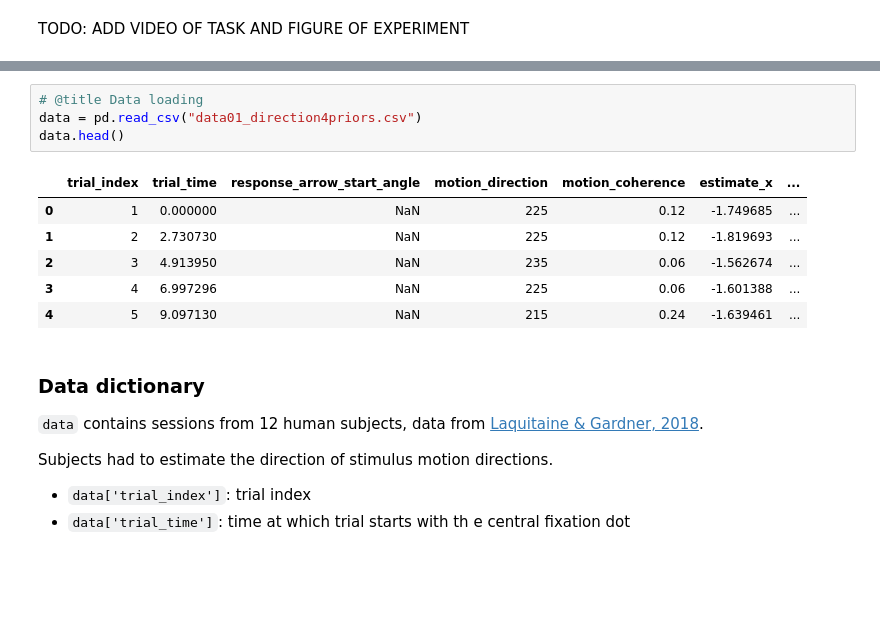
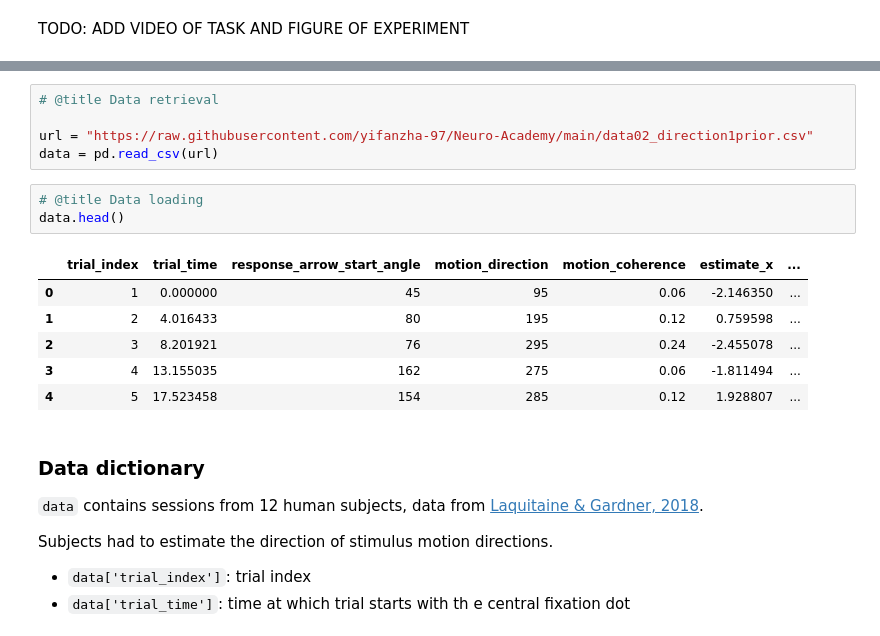
Before and after one commit to yifanzha-97/Neuro-Academy, a Jupyter notebook: projects/behavior_and_theory/laquitaine_human_errors.ipynb, the cells around one changed output, grey strips where cells are left out. Cells and saved outputs as stored; diff of their text form; blank space fills up the shorter version.

```diff
--- a/projects/behavior_and_theory/laquitaine_human_errors.ipynb
+++ b/projects/behavior_and_theory/laquitaine_human_errors.ipynb
@@ -50,14 +28,18 @@ IndexError: list index out of range
+# %%
+# @title Data retrieval
+
+url = "https://raw.githubusercontent.com/yifanzha-97/Neuro-Academy/main/data02_direction1prior.csv"
+data = pd.read_csv(url)
 # %%
 # @title Data loading
-data = pd.read_csv("data01_direction4priors.csv")
 data.head()
 # %% [output]
 |  | trial_index | trial_time | response_arrow_start_angle | motion_direction | motion_coherence | estimate_x | ... |
-| 0 | 1 | 0.000000 | NaN | 225 | 0.12 | -1.749685 | ... |
-| 1 | 2 | 2.730730 | NaN | 225 | 0.12 | -1.819693 | ... |
-| 2 | 3 | 4.913950 | NaN | 235 | 0.06 | -1.562674 | ... |
-| 3 | 4 | 6.997296 | NaN | 225 | 0.06 | -1.601388 | ... |
-| 4 | 5 | 9.097130 | NaN | 215 | 0.24 | -1.639461 | ... |
+| 0 | 1 | 0.000000 | 45 | 95 | 0.06 | -2.146350 | ... |
+| 1 | 2 | 4.016433 | 80 | 195 | 0.12 | 0.759598 | ... |
+| 2 | 3 | 8.201921 | 76 | 295 | 0.24 | -2.455078 | ... |
+| 3 | 4 | 13.155035 | 162 | 275 | 0.06 | -1.811494 | ... |
+| 4 | 5 | 17.523458 | 154 | 285 | 0.12 | 1.928807 | ... |
 # %% [markdown]
 ### Data dictionary
 
```
Also changed, not shown: parts of 1 cell of this notebook.
